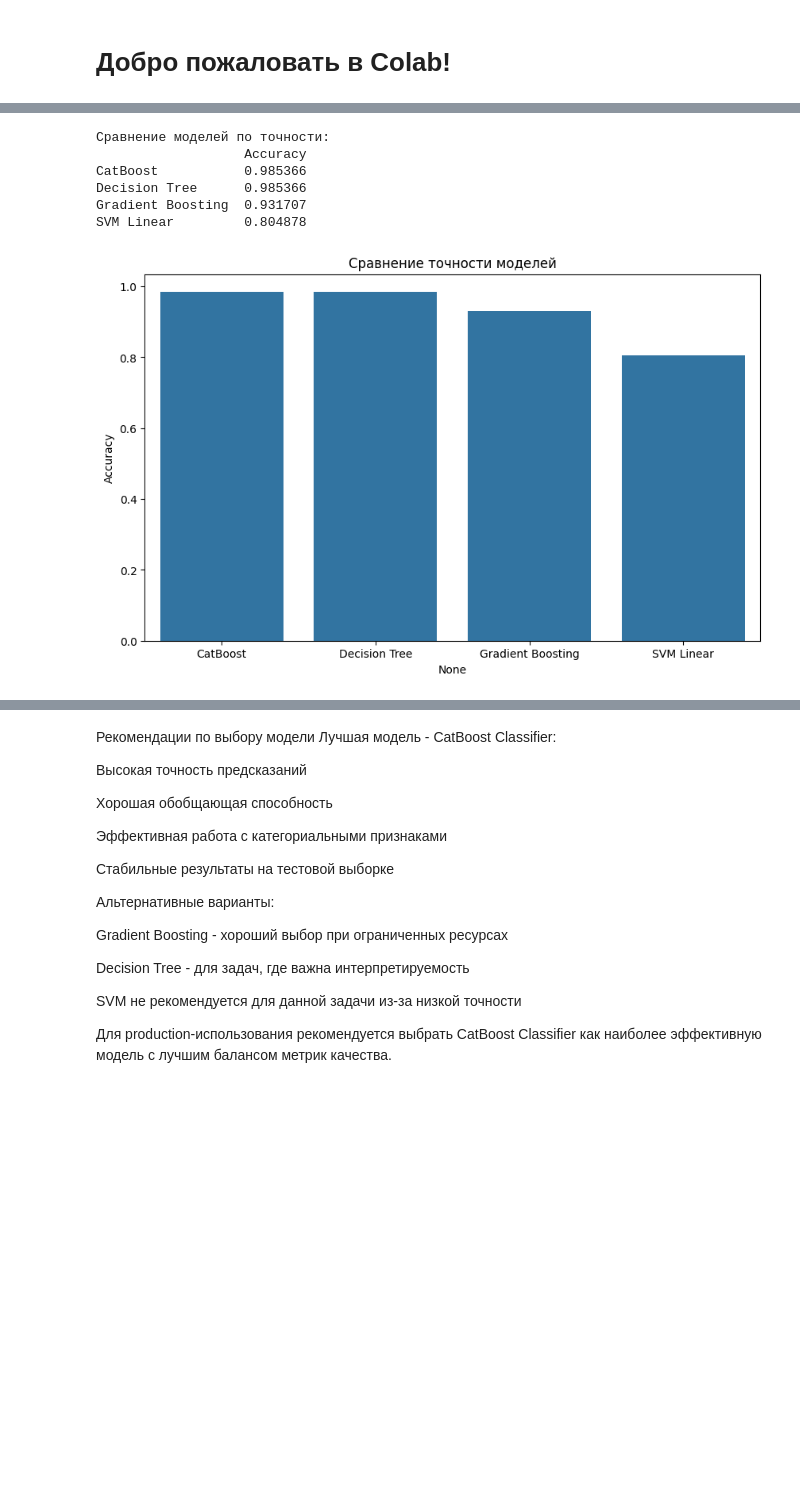
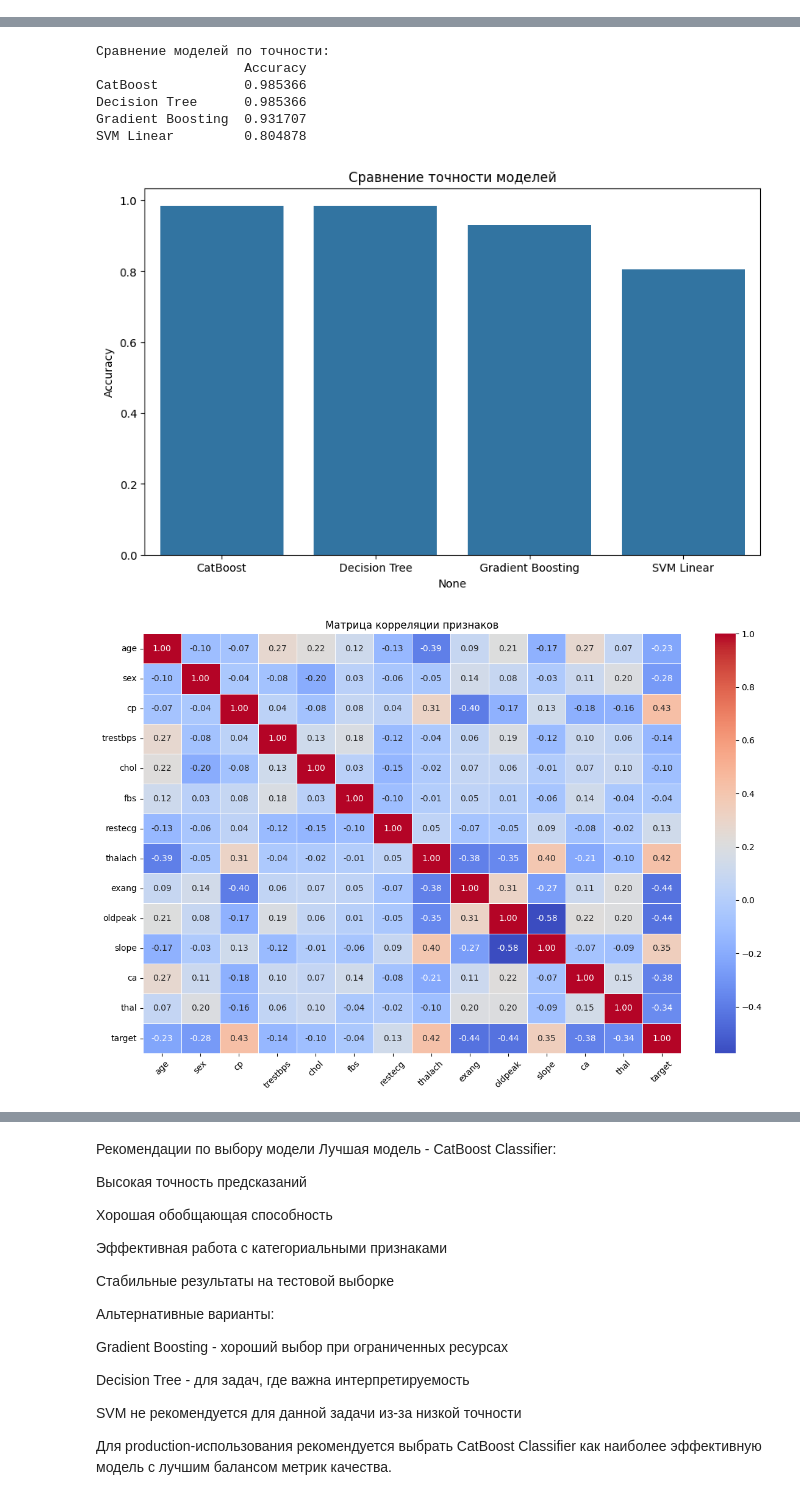
Before and after one commit to leshaz44/Aliaksei, a Jupyter notebook: Task_4/Task_4.ipynb, the cells around one changed output, grey strips where cells are left out. Drawn from its saved outputs; the diff is of its cells as text; code cells hidden in the pictures; blank space fills up the shorter version.

```diff
--- a/Task_4/Task_4.ipynb
+++ b/Task_4/Task_4.ipynb
@@ -1,8 +1,8 @@
 # %% [markdown]
 <a href="https://colab.research.google.com/github/leshaz44/Aliaksei/blob/main/Task_4/Task_4.ipynb" target="_parent"><img src="https://colab.research.google.com/assets/colab-badge.svg" alt="Open In Colab"/></a>
-# %% [markdown]
-# Добро пожаловать в Colab!
 # %%
+!pip install catboost
+
 import pandas as pd
 from sklearn.model_selection import train_test_split
 from sklearn.metrics import classification_report, accuracy_score
@@ -25,15 +25,19 @@ y = data['target']
 X_train, X_test, y_train, y_test = train_test_split(X, y, test_size=0.2, random_state=42)
 
 # Обучение моделей
+# Классификатор градиентного бустинга
 gbc = GradientBoostingClassifier(random_state=42)
 gbc.fit(X_train, y_train)
 
+# Классификатор CatBoost от яндекса
 cbc = CatBoostClassifier(random_state=42, verbose=False)
 cbc.fit(X_train, y_train)
 
+# Классификатор дерева решений
 dtc = DecisionTreeClassifier(random_state=42)
 dtc.fit(X_train, y_train)
 
+# SVM - линейное ядро
 svm = SVC(kernel='linear', probability=True)
 svm.fit(X_train, y_train)
 
@@ -74,4 +78,25 @@ plt.figure(figsize=(10,6))
 sns.barplot(x=result_df.index, y=result_df['Accuracy'])
 plt.title('Сравнение точности моделей')
 plt.show()
+
+# Добавление анализа корреляции
+# Создание матрицы корреляции
+plt.figure(figsize=(12, 8))
+correlation_matrix = data.corr()
+
+# Визуализация матрицы корреляции
+sns.heatmap(correlation_matrix,
+            annot=True,
+            cmap='coolwarm',
+            fmt=".2f",
+            linewidths=.5)
+plt.title('Матрица корреляции признаков')
+plt.xticks(rotation=45)
+plt.yticks(rotation=0)
+plt.tight_layout()
+plt.show()
+
+# Вывод корреляции с целевым признаком
+print("\nКорреляция признаков с целевым признаком:")
+print(correlation_matrix['target'].sort_values(ascending=False))
 # %% [output]
@@ -78,8 +122,9 @@ plt.show()
 [figure]
-Сравнение моделей по точности:
-                   Accuracy
-CatBoost           0.985366
-Decision Tree      0.985366
-Gradient Boosting  0.931707
-SVM Linear         0.804878
+Сравнение моделей по точности:
+                   Accuracy
+CatBoost           0.985366
+Decision Tree      0.985366
+Gradient Boosting  0.931707
+SVM Linear         0.804878
 [figure]
+[figure, added]
```
Also changed, not shown: parts of 1 cell of this notebook.
